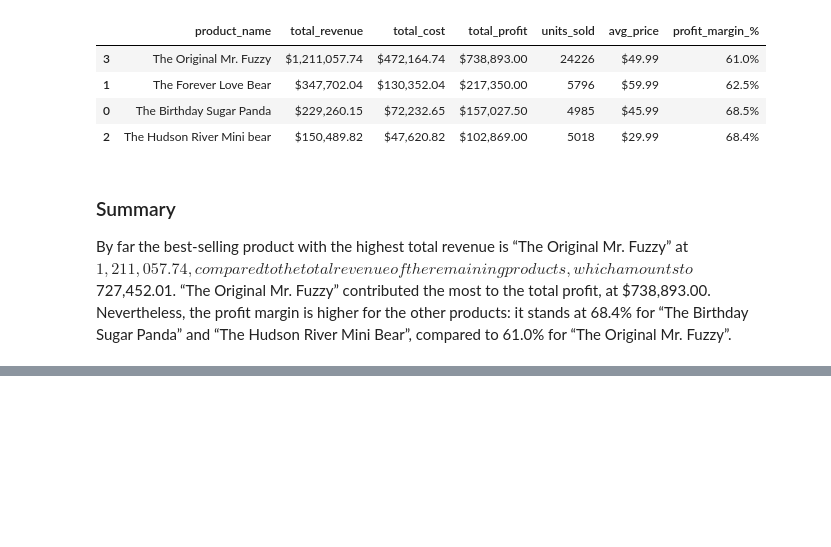
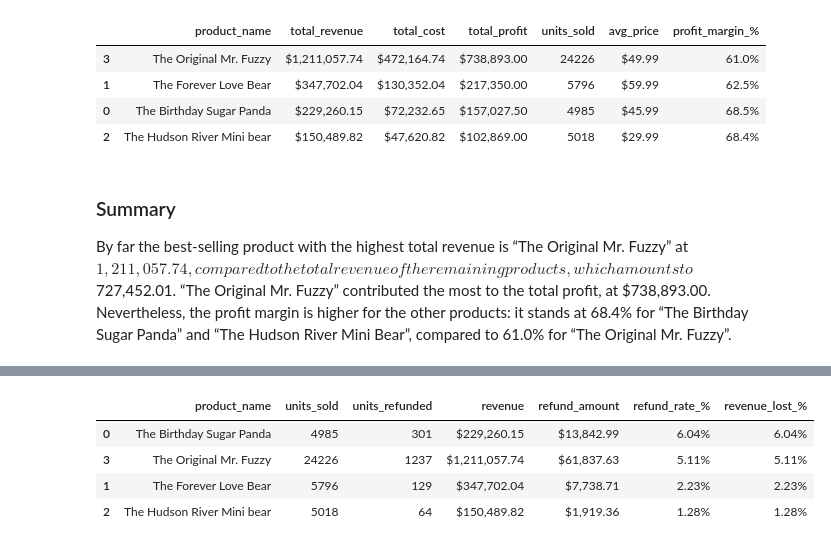
Before and after one commit to timleiler/Sales-Analysis, a Jupyter notebook: Code/4_Analysis.ipynb, the cells around one changed output, grey strips where cells are left out. Cells and saved outputs as stored; diff of their text form; code cells hidden in the pictures; blank space fills up the shorter version.

```diff
--- a/Code/4_Analysis.ipynb
+++ b/Code/4_Analysis.ipynb
@@ -245,0 +343,13 @@ By far the best-selling product with the highest total revenue is “The Origina
+# %%
+refund_summary.style.format({"revenue":"${:,.2f}",
+                             "refund_amount":  "${:,.2f}",
+                             "refund_rate_%":  "{:.2f}%",
+                             "revenue_lost_%": "{:.2f}%"}
+                             ).background_gradient(
+                                 subset=["refund_rate_%"], cmap="Reds")
+# %% [output]
+|  | product_name | units_sold | units_refunded | revenue | refund_amount | refund_rate_% | revenue_lost_% |
+| 0 | The Birthday Sugar Panda | 4985 | 301 | $229,260.15 | $13,842.99 | 6.04% | 6.04% |
+| 3 | The Original Mr. Fuzzy | 24226 | 1237 | $1,211,057.74 | $61,837.63 | 5.11% | 5.11% |
+| 1 | The Forever Love Bear | 5796 | 129 | $347,702.04 | $7,738.71 | 2.23% | 2.23% |
+| 2 | The Hudson River Mini bear | 5018 | 64 | $150,489.82 | $1,919.36 | 1.28% | 1.28% |
```
Also changed, not shown: parts of 6 cells of this notebook.
